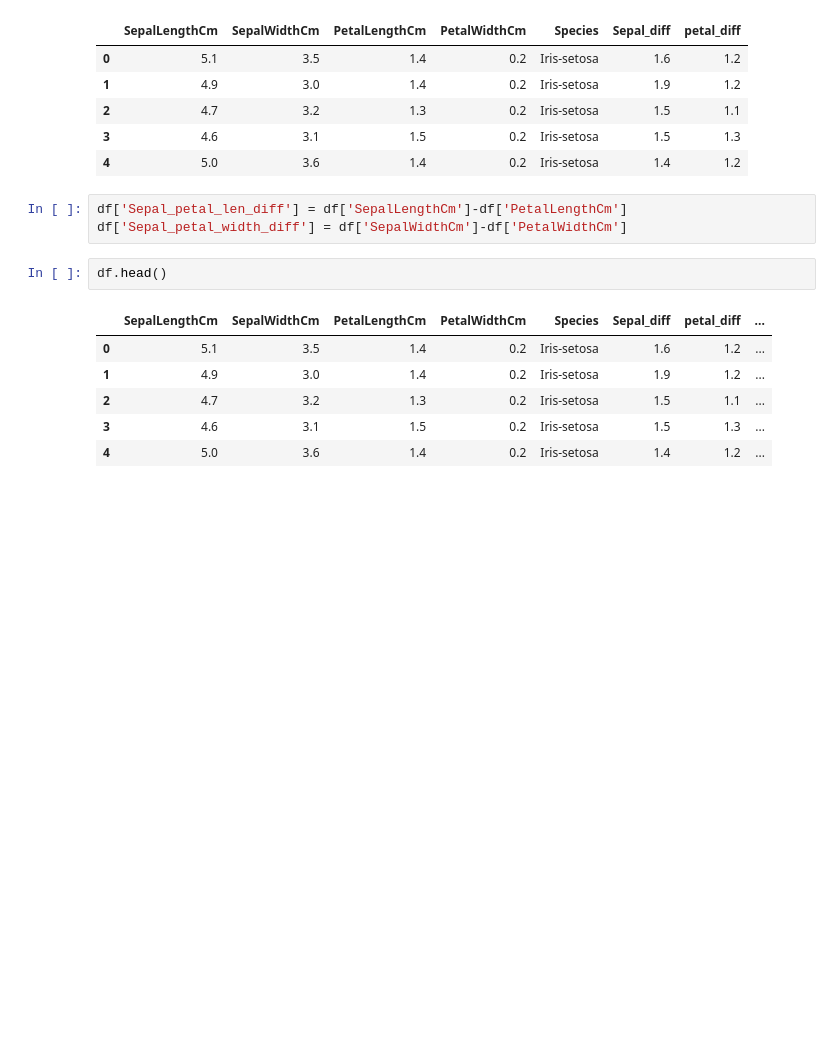
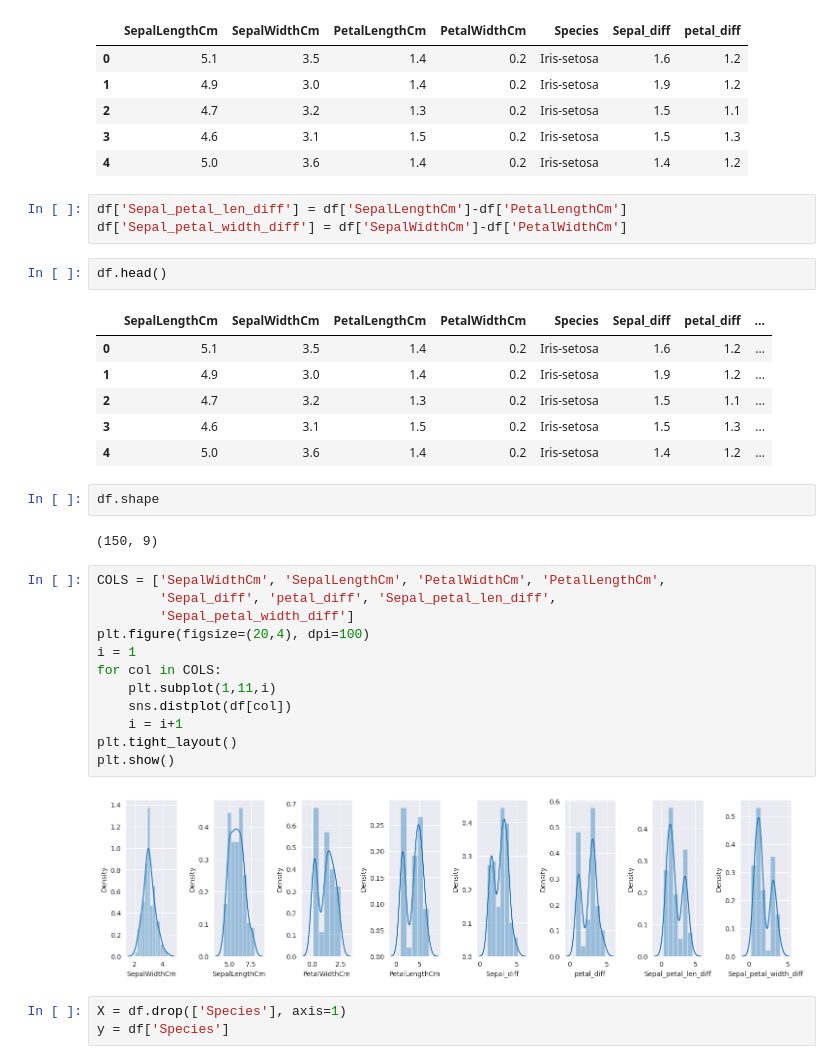
Before and after one commit to shandytp/mlsj-dsc-umm, a Jupyter notebook: Decision_Tree.ipynb, the cells around one changed output. Cells and saved outputs as stored; diff of their text form; blank space fills up the shorter version.

```diff
--- a/Decision_Tree.ipynb
+++ b/Decision_Tree.ipynb
@@ -192,3 +242,24 @@ df.head()
 | 2 | 4.7 | 3.2 | 1.3 | 0.2 | Iris-setosa | 1.5 | 1.1 | ... |
 | 3 | 4.6 | 3.1 | 1.5 | 0.2 | Iris-setosa | 1.5 | 1.3 | ... |
 | 4 | 5.0 | 3.6 | 1.4 | 0.2 | Iris-setosa | 1.4 | 1.2 | ... |
+# %%
+df.shape
+# %% [output]
+(150, 9)
+# %%
+COLS = ['SepalWidthCm', 'SepalLengthCm', 'PetalWidthCm', 'PetalLengthCm',
+        'Sepal_diff', 'petal_diff', 'Sepal_petal_len_diff',
+        'Sepal_petal_width_diff']
+plt.figure(figsize=(20,4), dpi=100)
+i = 1
+for col in COLS:
+    plt.subplot(1,11,i)
+    sns.distplot(df[col])
+    i = i+1
+plt.tight_layout()
+plt.show()
+# %% [output]
+[figure, added]
+# %%
+X = df.drop(['Species'], axis=1)
+y = df['Species']
```
Also changed, not shown: parts of 15 cells of this notebook.
